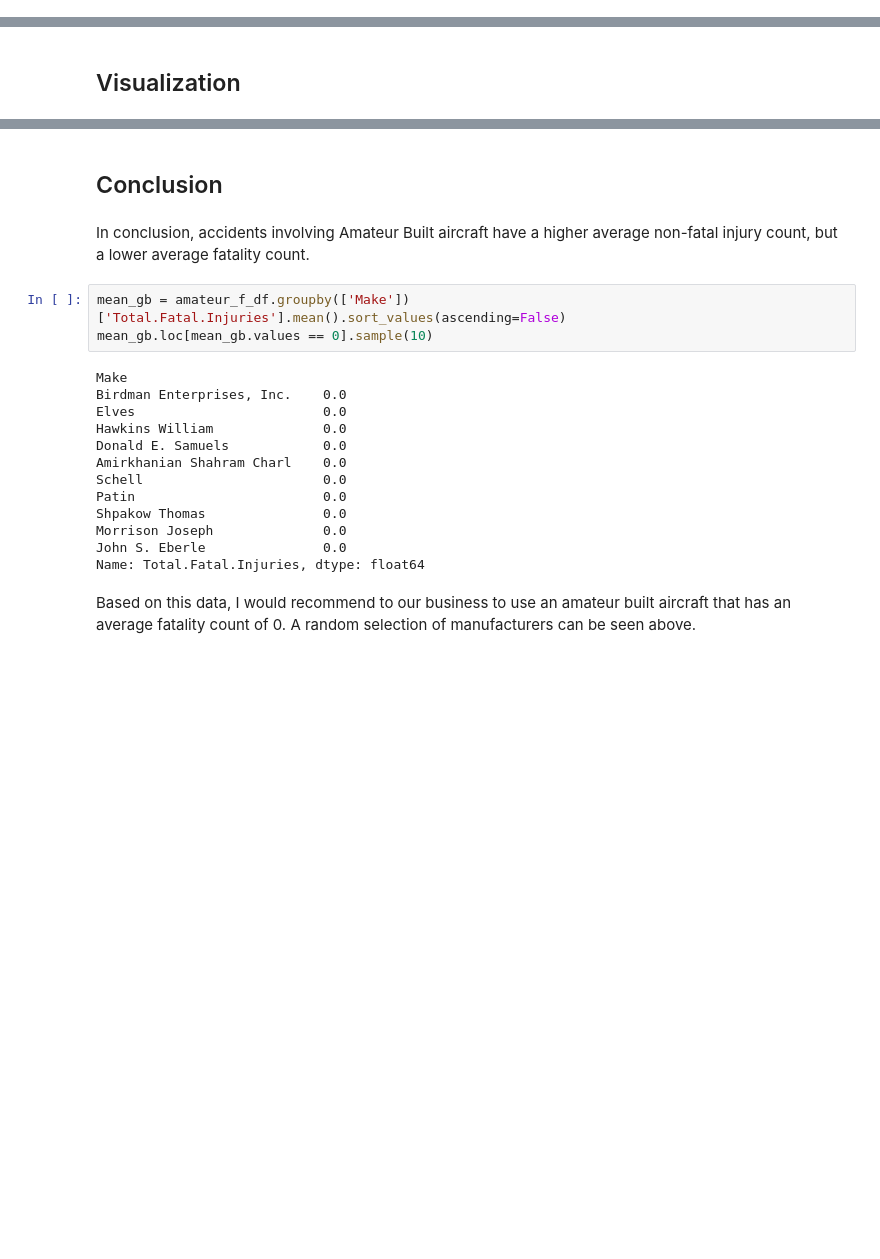
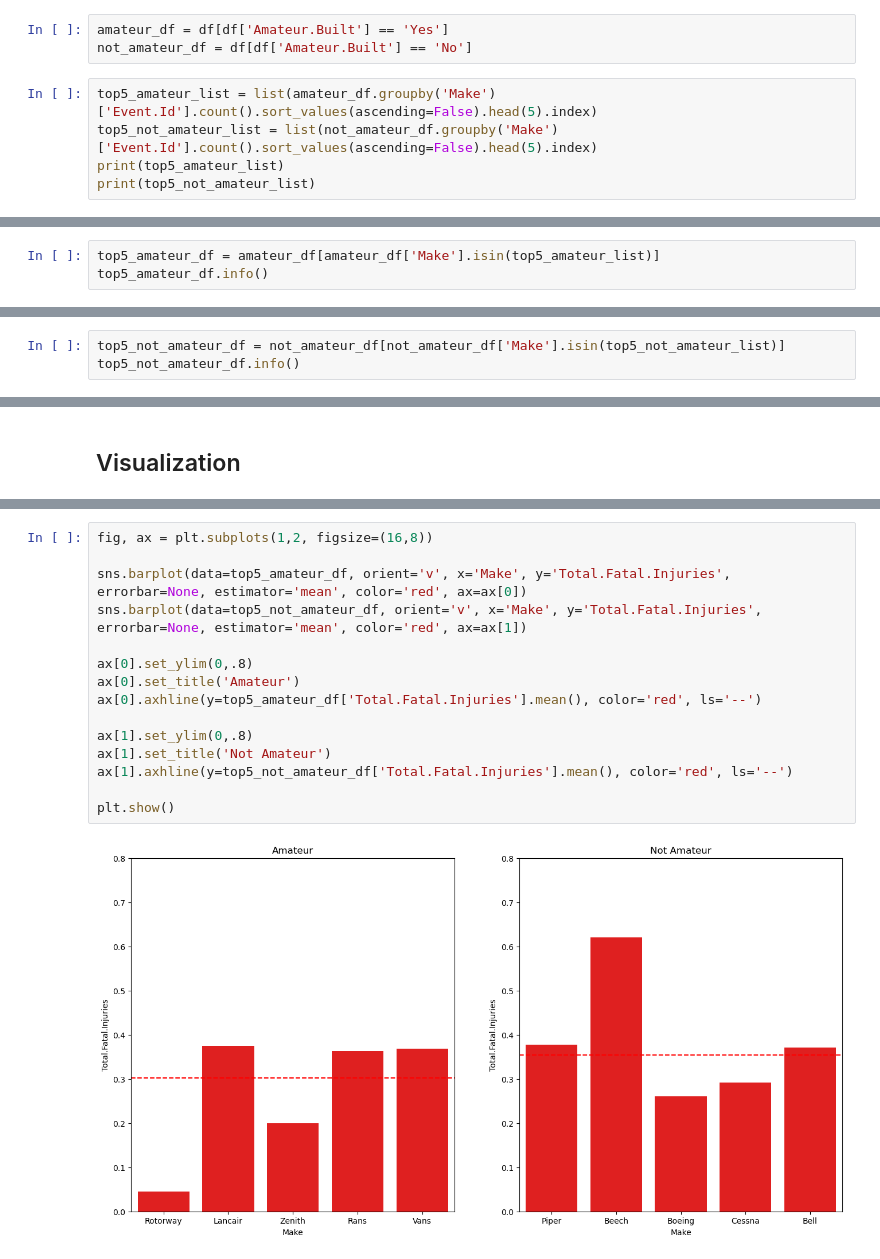
Before and after one commit to mgulbin13/dsc-phase-1-project, a Jupyter notebook: amateur_built.ipynb, the cells around one changed output, grey strips where cells are left out. Drawn from its saved outputs; the diff is of its cells as text; blank space fills up the shorter version.

Commit message:
reworked amateur built analysis

```diff
--- a/amateur_built.ipynb
+++ b/amateur_built.ipynb
@@ -50,0 +50,8 @@ To get a better idea of the number of fatalities, let's sort the grouped data fr
+# %%
+amateur_df = df[df['Amateur.Built'] == 'Yes']
+not_amateur_df = df[df['Amateur.Built'] == 'No']
+# %%
+top5_amateur_list = list(amateur_df.groupby('Make')['Event.Id'].count().sort_values(ascending=False).head(5).index)
+top5_not_amateur_list = list(not_amateur_df.groupby('Make')['Event.Id'].count().sort_values(ascending=False).head(5).index)
+print(top5_amateur_list)
+print(top5_not_amateur_list)
@@ -50,0 +61,3 @@ To get a better idea of the number of fatalities, let's sort the grouped data fr
+# %%
+top5_amateur_df = amateur_df[amateur_df['Make'].isin(top5_amateur_list)]
+top5_amateur_df.info()
@@ -50,0 +82,3 @@ To get a better idea of the number of fatalities, let's sort the grouped data fr
+# %%
+top5_not_amateur_df = not_amateur_df[not_amateur_df['Make'].isin(top5_not_amateur_list)]
+top5_not_amateur_df.info()
@@ -149,22 +125,17 @@ plt.show()
-# %% [markdown]
-## Conclusion
-# %% [markdown]
-In conclusion, accidents involving Amateur Built aircraft have a higher average non-fatal injury count, but a lower average fatality count.
-# %%
-mean_gb = amateur_f_df.groupby(['Make'])['Total.Fatal.Injuries'].mean().sort_values(ascending=False)
-mean_gb.loc[mean_gb.values == 0].sample(10)
-# %% [output]
-Make
-Birdman Enterprises, Inc.    0.0
-Elves                        0.0
-Hawkins William              0.0
-Donald E. Samuels            0.0
-Amirkhanian Shahram Charl    0.0
-Schell                       0.0
-Patin                        0.0
-Shpakow Thomas               0.0
-Morrison Joseph              0.0
-John S. Eberle               0.0
-Name: Total.Fatal.Injuries, dtype: float64
-# %% [markdown]
-Based on this data, I would recommend to our business to use an amateur built aircraft that has an average fatality count of 0. A random selection of manufacturers can be seen above.
+# %%
+fig, ax = plt.subplots(1,2, figsize=(16,8))
+
+sns.barplot(data=top5_amateur_df, orient='v', x='Make', y='Total.Fatal.Injuries', errorbar=None, estimator='mean', color='red', ax=ax[0])
+sns.barplot(data=top5_not_amateur_df, orient='v', x='Make', y='Total.Fatal.Injuries', errorbar=None, estimator='mean', color='red', ax=ax[1])
+
+ax[0].set_ylim(0,.8)
+ax[0].set_title('Amateur')
+ax[0].axhline(y=top5_amateur_df['Total.Fatal.Injuries'].mean(), color='red', ls='--')
+
+ax[1].set_ylim(0,.8)
+ax[1].set_title('Not Amateur')
+ax[1].axhline(y=top5_not_amateur_df['Total.Fatal.Injuries'].mean(), color='red', ls='--')
+
+plt.show()
+# %% [output]
+[figure, added]
```
Also changed, not shown: parts of 16 cells of this notebook.
